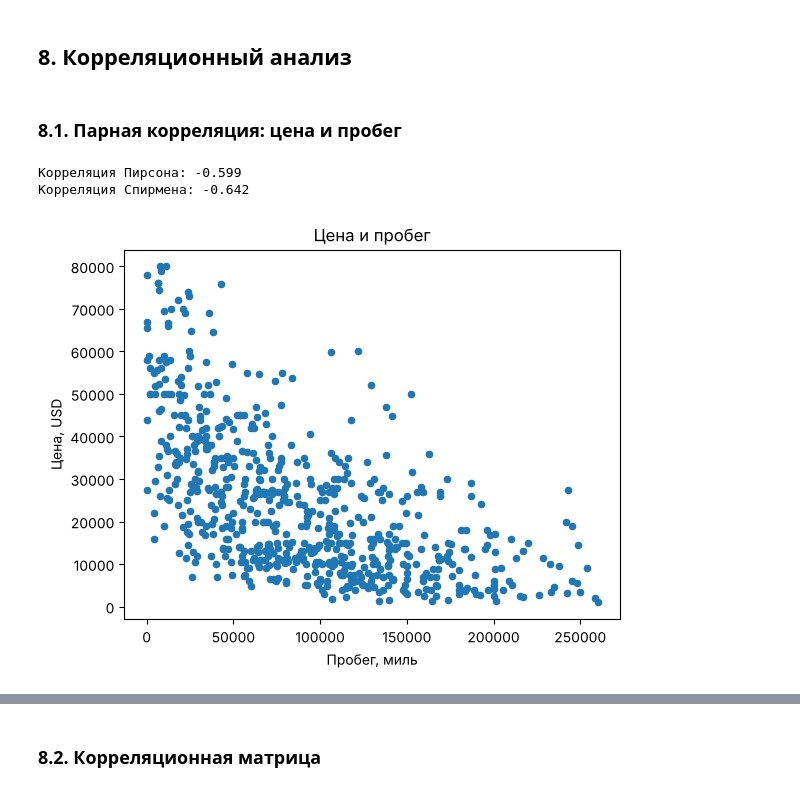
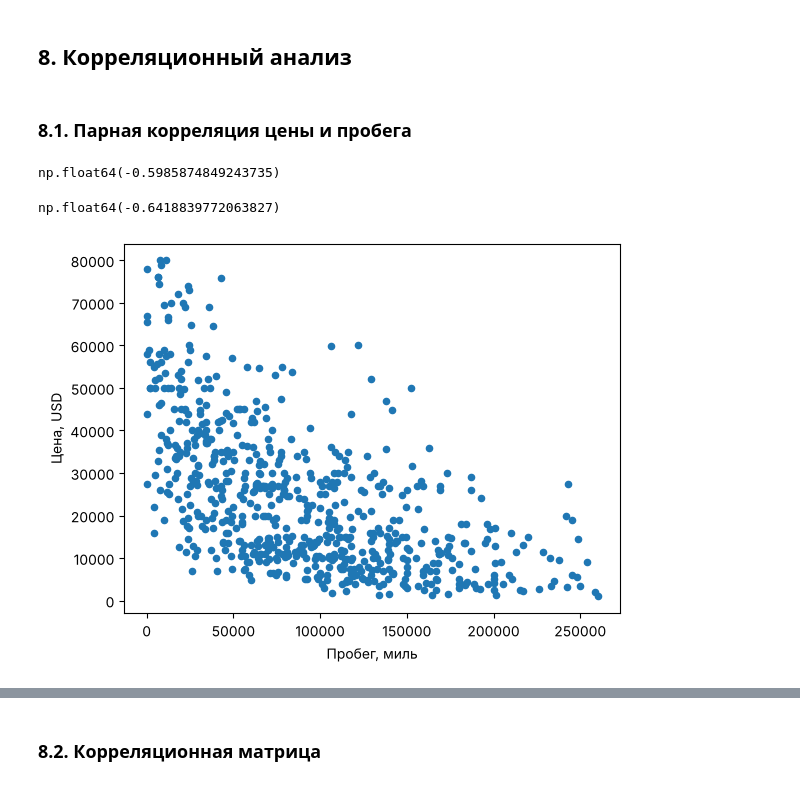
Before and after one commit to pavchundg/project-andan, a Jupyter notebook: Проект_анализ_цен_автомобилей.ipynb, the cells around one changed output, grey strips where cells are left out. Cells and saved outputs as stored; diff of their text form; code cells hidden in the pictures.

```diff
--- a/Проект_анализ_цен_автомобилей.ipynb
+++ b/Проект_анализ_цен_автомобилей.ipynb
@@ -575,8 +427,5 @@ df_encoded[['Электромобиль_Да', 'Электромобиль_Не
 ### 7.2. LabelEncoder
 # %%
 df_encoded['Коробка_encoded'] = LabelEncoder().fit_transform(df_encoded['Коробка передач'])
-df_encoded['Топливо_encoded'] = LabelEncoder().fit_transform(df_encoded['Тип топлива'])
-
-print(df_encoded[['Коробка передач', 'Коробка_encoded']].drop_duplicates().sort_values('Коробка_encoded'), '\n')
-print(df_encoded[['Тип топлива', 'Топливо_encoded']].drop_duplicates().sort_values('Топливо_encoded'))
+df_encoded[['Коробка передач', 'Коробка_encoded']].drop_duplicates()
 # %% [output]
@@ -618,15 +454,17 @@ df_encoded[['Состояние', 'Состояние_encoded']].drop_duplicates
 # %% [markdown]
 ## 8. Корреляционный анализ
 # %% [markdown]
-### 8.1. Парная корреляция: цена и пробег
+### 8.1. Парная корреляция цены и пробега
+# %%
+df_encoded['Цена, USD'].corr(df_encoded['Пробег, миль'])
+# %% [output]
+np.float64(-0.5985874849243735)
 # %%
-print('Корреляция Пирсона:', round(df_encoded['Цена, USD'].corr(df_encoded['Пробег, миль']), 3))
-print('Корреляция Спирмена:', round(df_encoded['Цена, USD'].corr(df_encoded['Пробег, миль'], method='spearman'), 3))
+df_encoded['Цена, USD'].corr(df_encoded['Пробег, миль'], method='spearman')
 # %% [output]
-Корреляция Пирсона: -0.599
-Корреляция Спирмена: -0.642
+np.float64(-0.6418839772063827)
 # %%
-df_encoded.plot('Пробег, миль', 'Цена, USD', kind='scatter', title='Цена и пробег')
+df_encoded.plot('Пробег, миль', 'Цена, USD', kind='scatter')
 plt.show()
 # %% [output]
-[figure, old version]
+[figure, new version]
```
Also changed, not shown: parts of 126 cells of this notebook, 2 other files.
